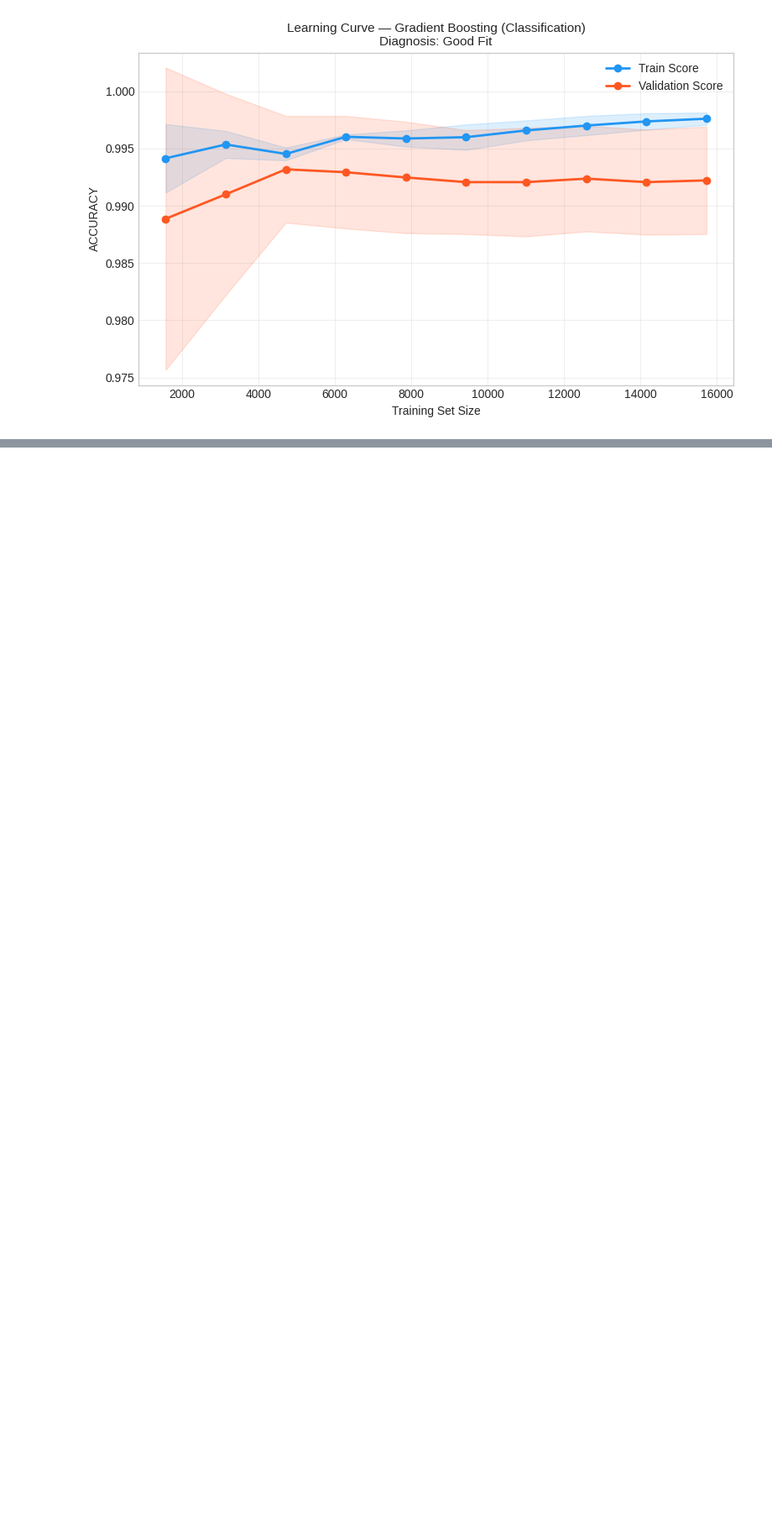
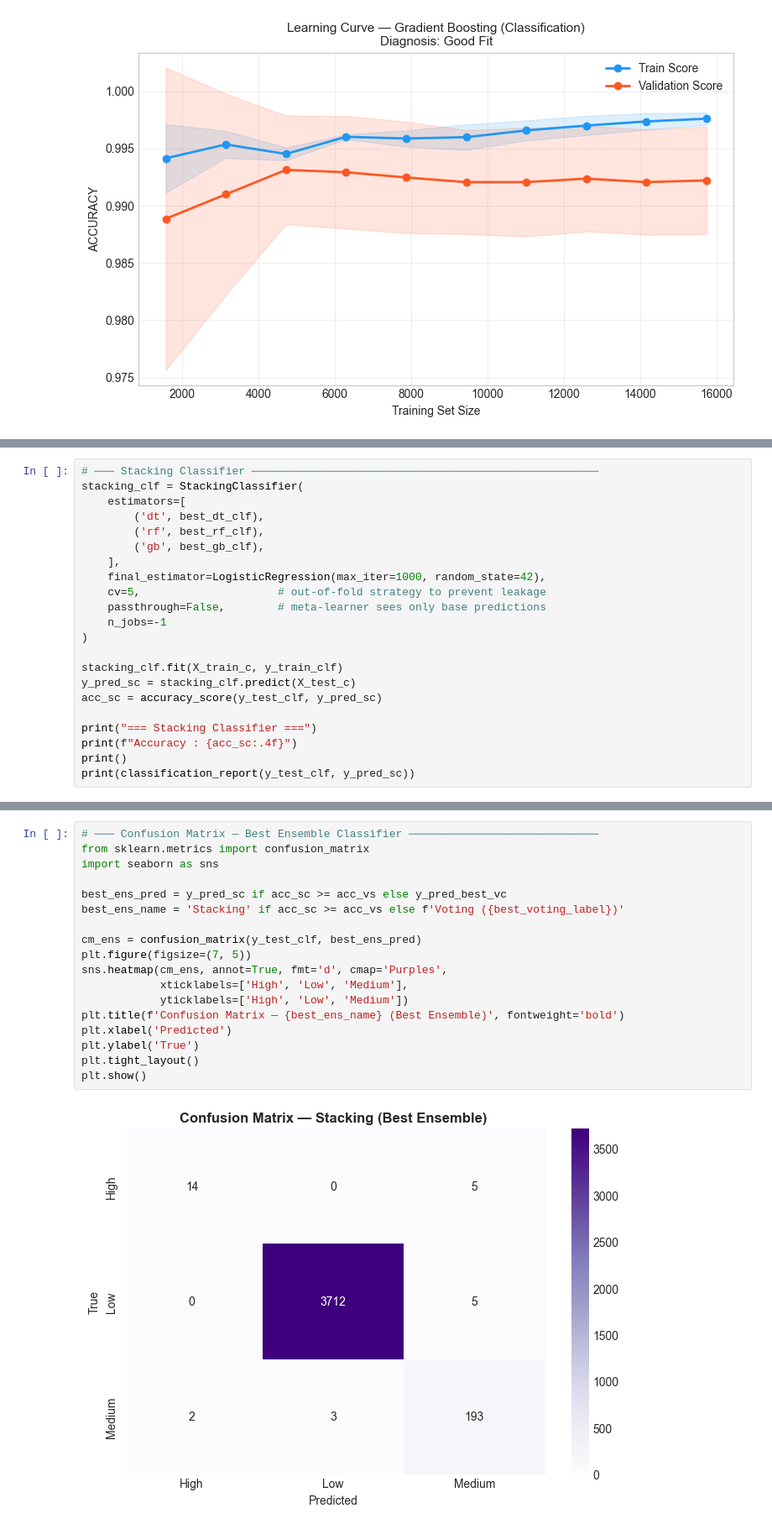
Before and after one commit to youssef28m/fifa-performance-analysis, a Jupyter notebook: main.ipynb, the cells around one changed output, grey strips where cells are left out. Shown at 84% size. Drawn from its saved outputs; the diff is of its cells as text; blank space fills up the shorter version.

```diff
--- a/main.ipynb
+++ b/main.ipynb
@@ -2327,0 +2442,22 @@ plot_learning_curve(best_gb_clf,  X, y_clf, "Gradient Boosting (Classification)"
+# %%
+# ─── Stacking Classifier ─────────────────────────────────────────────────────
+stacking_clf = StackingClassifier(
+    estimators=[
+        ('dt', best_dt_clf),
+        ('rf', best_rf_clf),
+        ('gb', best_gb_clf),
+    ],
+    final_estimator=LogisticRegression(max_iter=1000, random_state=42),
+    cv=5,                     # out-of-fold strategy to prevent leakage
+    passthrough=False,        # meta-learner sees only base predictions
+    n_jobs=-1
+)
+
+stacking_clf.fit(X_train_c, y_train_clf)
+y_pred_sc = stacking_clf.predict(X_test_c)
+acc_sc = accuracy_score(y_test_clf, y_pred_sc)
+
+print("=== Stacking Classifier ===")
+print(f"Accuracy : {acc_sc:.4f}")
+print()
+print(classification_report(y_test_clf, y_pred_sc))
@@ -2327,0 +2607,20 @@ plot_learning_curve(best_gb_clf,  X, y_clf, "Gradient Boosting (Classification)"
+# %%
+# ─── Confusion Matrix — Best Ensemble Classifier ─────────────────────────────
+from sklearn.metrics import confusion_matrix
+import seaborn as sns
+
+best_ens_pred = y_pred_sc if acc_sc >= acc_vs else y_pred_best_vc
+best_ens_name = 'Stacking' if acc_sc >= acc_vs else f'Voting ({best_voting_label})'
+
+cm_ens = confusion_matrix(y_test_clf, best_ens_pred)
+plt.figure(figsize=(7, 5))
+sns.heatmap(cm_ens, annot=True, fmt='d', cmap='Purples',
+            xticklabels=['High', 'Low', 'Medium'],
+            yticklabels=['High', 'Low', 'Medium'])
+plt.title(f'Confusion Matrix — {best_ens_name} (Best Ensemble)', fontweight='bold')
+plt.xlabel('Predicted')
+plt.ylabel('True')
+plt.tight_layout()
+plt.show()
+# %% [output]
+[figure, added]
```
Also changed, not shown: parts of 26 cells of this notebook.
